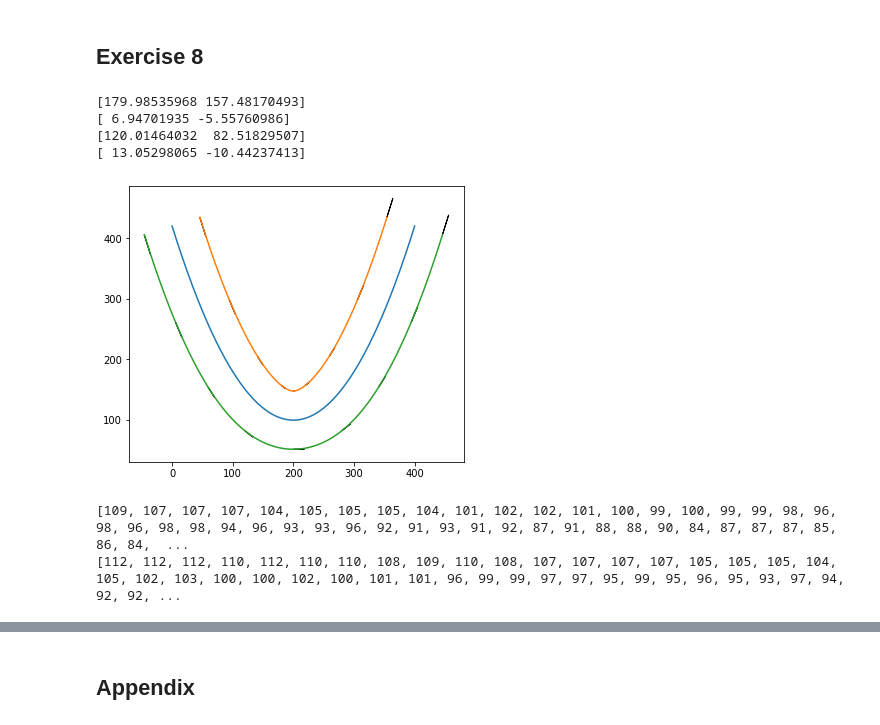
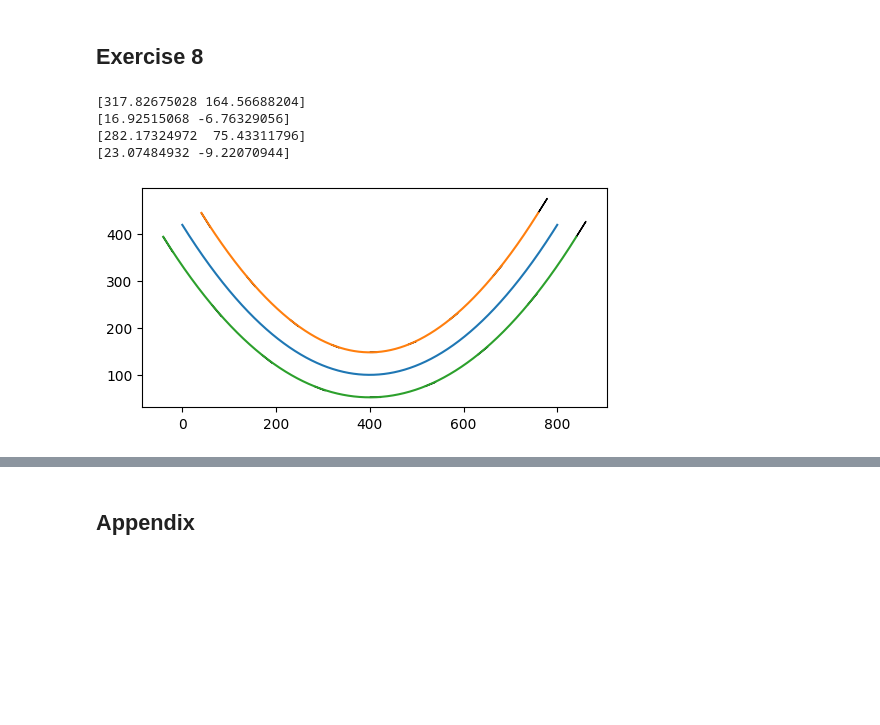
Before and after one commit to Timon0/robo, a Jupyter notebook: M1/exercise8.ipynb, the cells around one changed output, grey strips where cells are left out. Saved outputs shown, nothing was run; the diff lists cells and outputs as text; code cells hidden in the pictures; blank space fills up the shorter version.

```diff
--- a/M1/exercise8.ipynb
+++ b/M1/exercise8.ipynb
@@ -165,7 +153,7 @@ from math import cos, sin
 from ThymioUtils import *
 # %%
 def x(t):
-    return 10*t
+    return 20*t
 
 def y(t):
     return 0.8*((t-20)**2)+100
@@ -180,11 +168,11 @@ def c1(t):
     return (c(t+h)-c(t))/h
 
 def c1_left(t):
-    h = 0.00001
+    h = 0.01
     return (get_left_wheel(t+h)-get_left_wheel(t))/h
 
 def c1_right(t):
-    h = 0.00001
+    h = 0.01
     return (get_right_wheel(t+h)-get_right_wheel(t))/h
 
 def rotate_vec_90(v):
@@ -247,48 +235,46 @@ def plot_tangents_rotated(times):
 # %%
 x_values = []
 y_values = []
 x_lefts = []
 y_lefts = []
 x_rights = []
 y_rights = []
 
-
-for i in range(4001):
-    t = i/100
+for i in range(2001):
+    t = i/50
     x_value, y_value = c(t)
     x_left, y_left = rotate_vec_90(c1(t)/np.linalg.norm(c1(t)) * 48)
     x_right, y_right = rotate_vec_270(c1(t)/np.linalg.norm(c1(t)) * 48)
     x_values.append(x_value)
     y_values.append(y_value)
     x_lefts.append(x_value + x_left)
     y_lefts.append(y_value + y_left)
     x_rights.append(x_value + x_right)
     y_rights.append(y_value + y_right)
 
 fig, ax = plt.subplots(figsize=(6, 6))
 ax.set_aspect('equal', 'box')
 
 ax.plot(x_values, y_values)
 ax.plot(x_lefts, y_lefts)
 ax.plot(x_rights, y_rights)
 plot_tangents_left([0, 5, 10, 15, 20, 25, 30, 35, 40])
 plot_tangents_right([0, 5, 10, 15, 20, 25, 30, 35, 40])
 #plot_tangents([0, 5, 10, 15, 20, 25, 30, 35, 40])
 #plot_tangents_rotated([0, 5, 10, 15, 20, 25, 30, 35, 40])
 # %% [output]
-[179.98535968 157.48170493]
-[ 6.94701935 -5.55760986]
-[120.01464032  82.51829507]
-[ 13.05298065 -10.44237413]
+[317.82675028 164.56688204]
+[16.92515068 -6.76329056]
+[282.17324972  75.43311796]
+[23.07484932 -9.22070944]
-[figure, old version]
+[figure, new version]
 # %%
+times = []
 left_speeds = []
 right_speeds = []
 
-for i in range(401):
+for i in range(400):
     t = i/10
+    times.append(t)
     left_speeds.append(mms_to_thymio(np.linalg.norm(c1_left(t))))
     right_speeds.append(mms_to_thymio(np.linalg.norm(c1_right(t))))
-# %% [output]
-[109, 107, 107, 107, 104, 105, 105, 105, 104, 101, 102, 102, 101, 100, 99, 100, 99, 99, 98, 96, 98, 96, 98, 98, 94, 96, 93, 93, 96, 92, 91, 93, 91, 92, 87, 91, 88, 88, 90, 84, 87, 87, 87, 85, 86, 84,  ...
-[112, 112, 112, 110, 112, 110, 110, 108, 109, 110, 108, 107, 107, 107, 107, 105, 105, 105, 104, 105, 102, 103, 100, 100, 102, 100, 101, 101, 96, 99, 99, 97, 97, 95, 99, 95, 96, 95, 93, 97, 94, 92, 92, ...
```
Also changed, not shown: parts of 7 cells of this notebook.
